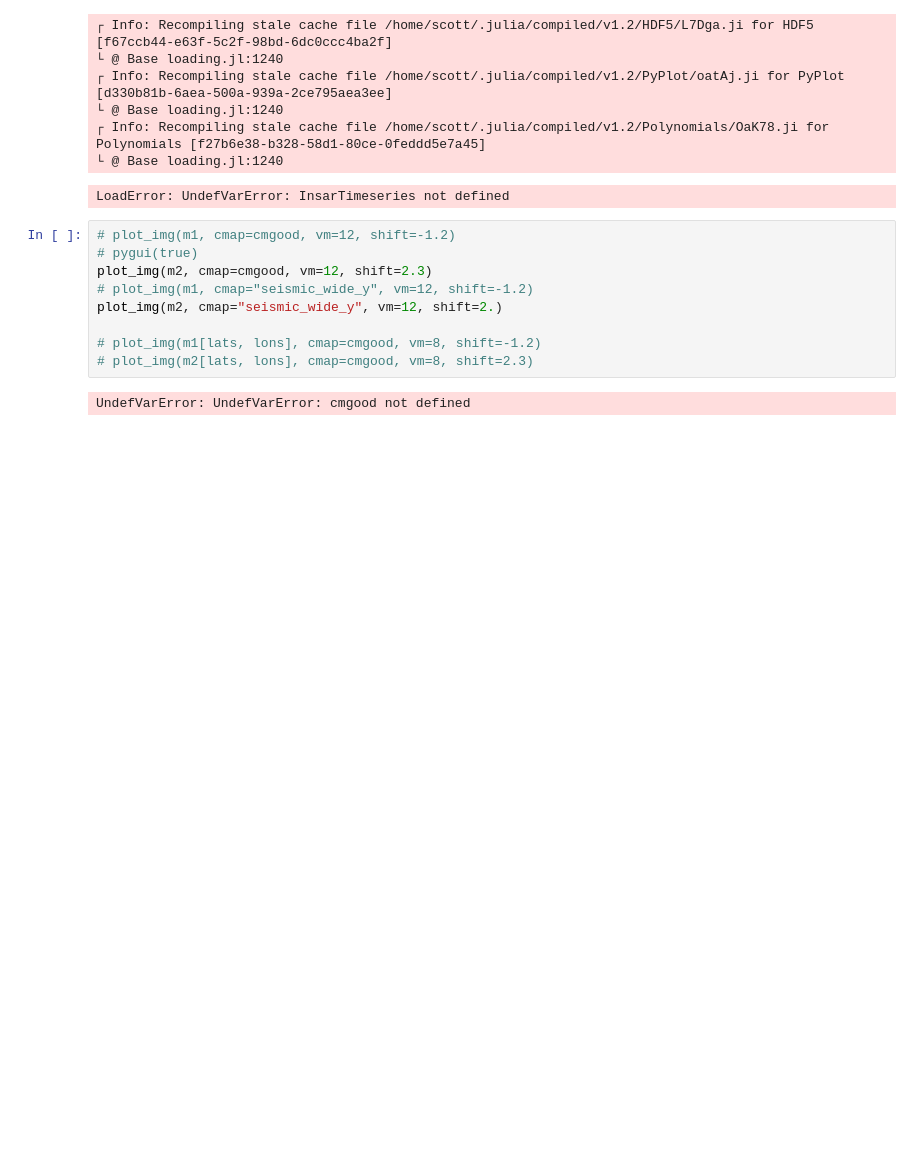
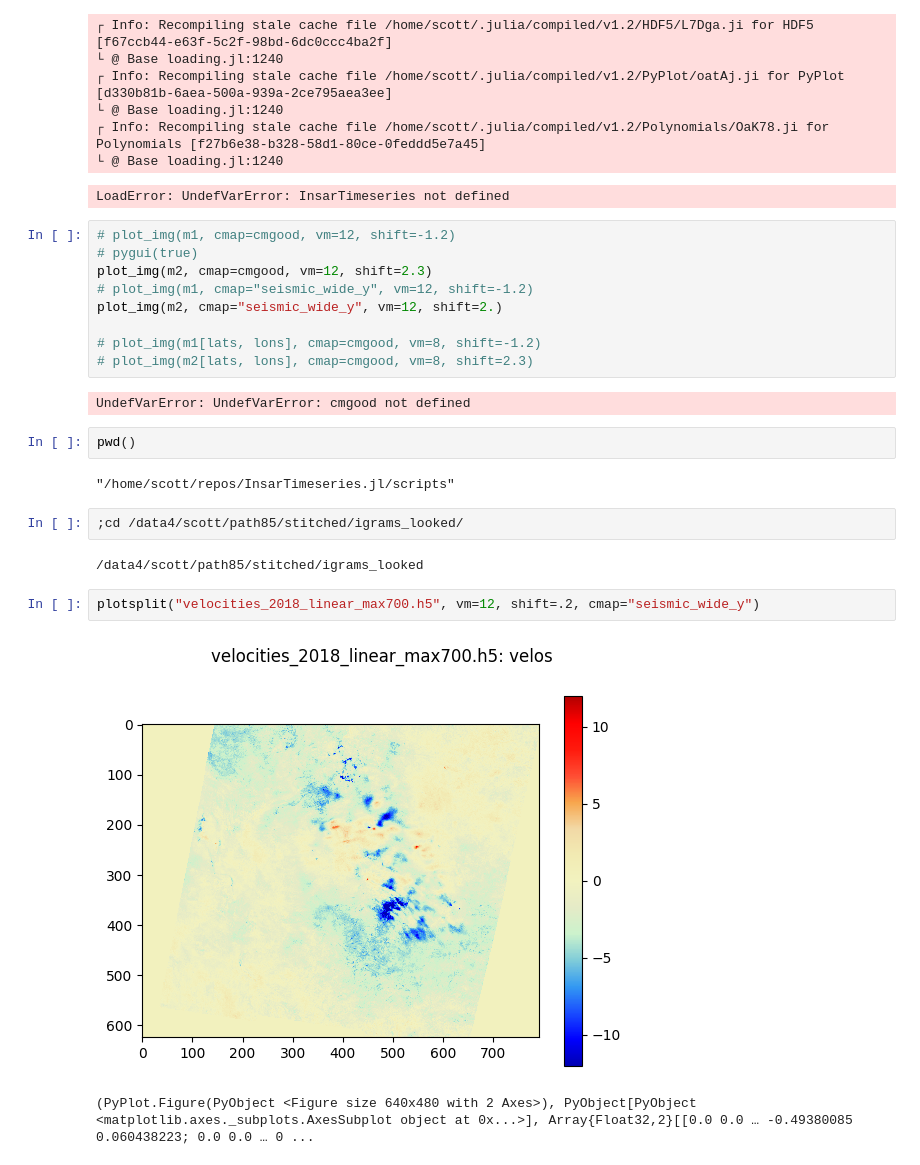
Before and after one commit to scottstanie/InsarTimeseries.jl, a Jupyter notebook: scripts/Untitled.ipynb, the cells around one changed output. Cells and saved outputs as stored; diff of their text form; blank space fills up the shorter version.

```diff
--- a/scripts/Untitled.ipynb
+++ b/scripts/Untitled.ipynb
@@ -108,3 +112,16 @@ plot_img(m2, cmap="seismic_wide_y", vm=12, shift=2.)
 # plot_img(m2[lats, lons], cmap=cmgood, vm=8, shift=2.3)
 # %% [output]
 UndefVarError: UndefVarError: cmgood not defined
+# %%
+pwd()
+# %% [output]
+"/home/scott/repos/InsarTimeseries.jl/scripts"
+# %%
+;cd /data4/scott/path85/stitched/igrams_looked/
+# %% [output]
+/data4/scott/path85/stitched/igrams_looked
+# %%
+plotsplit("velocities_2018_linear_max700.h5", vm=12, shift=.2, cmap="seismic_wide_y")
+# %% [output]
+[figure, added]
+(PyPlot.Figure(PyObject <Figure size 640x480 with 2 Axes>), PyObject[PyObject <matplotlib.axes._subplots.AxesSubplot object at 0x...>], Array{Float32,2}[[0.0 0.0 … -0.49380085 0.060438223; 0.0 0.0 … 0 ...
```
Also changed, not shown: parts of 1 cell of this notebook.
